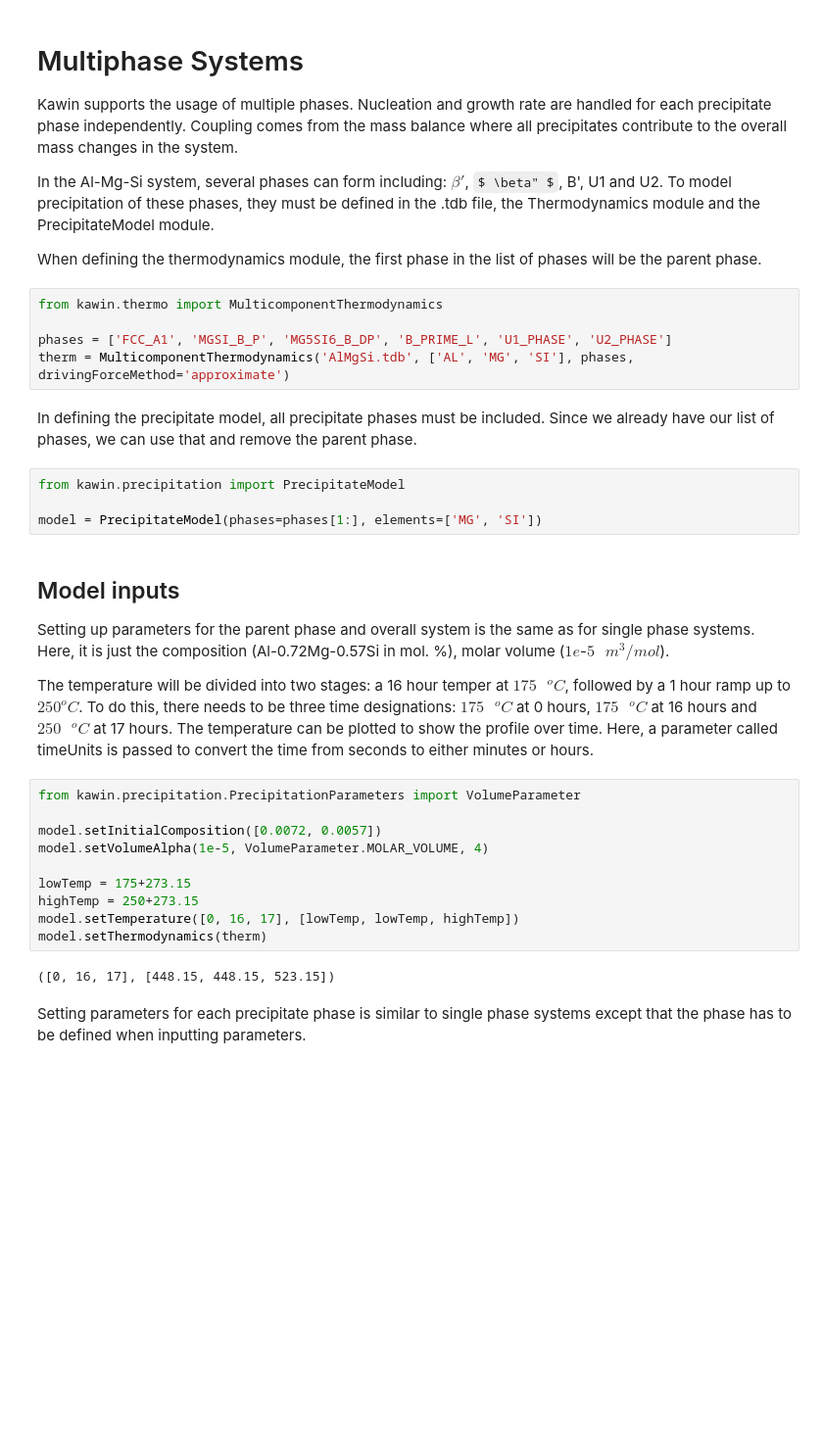
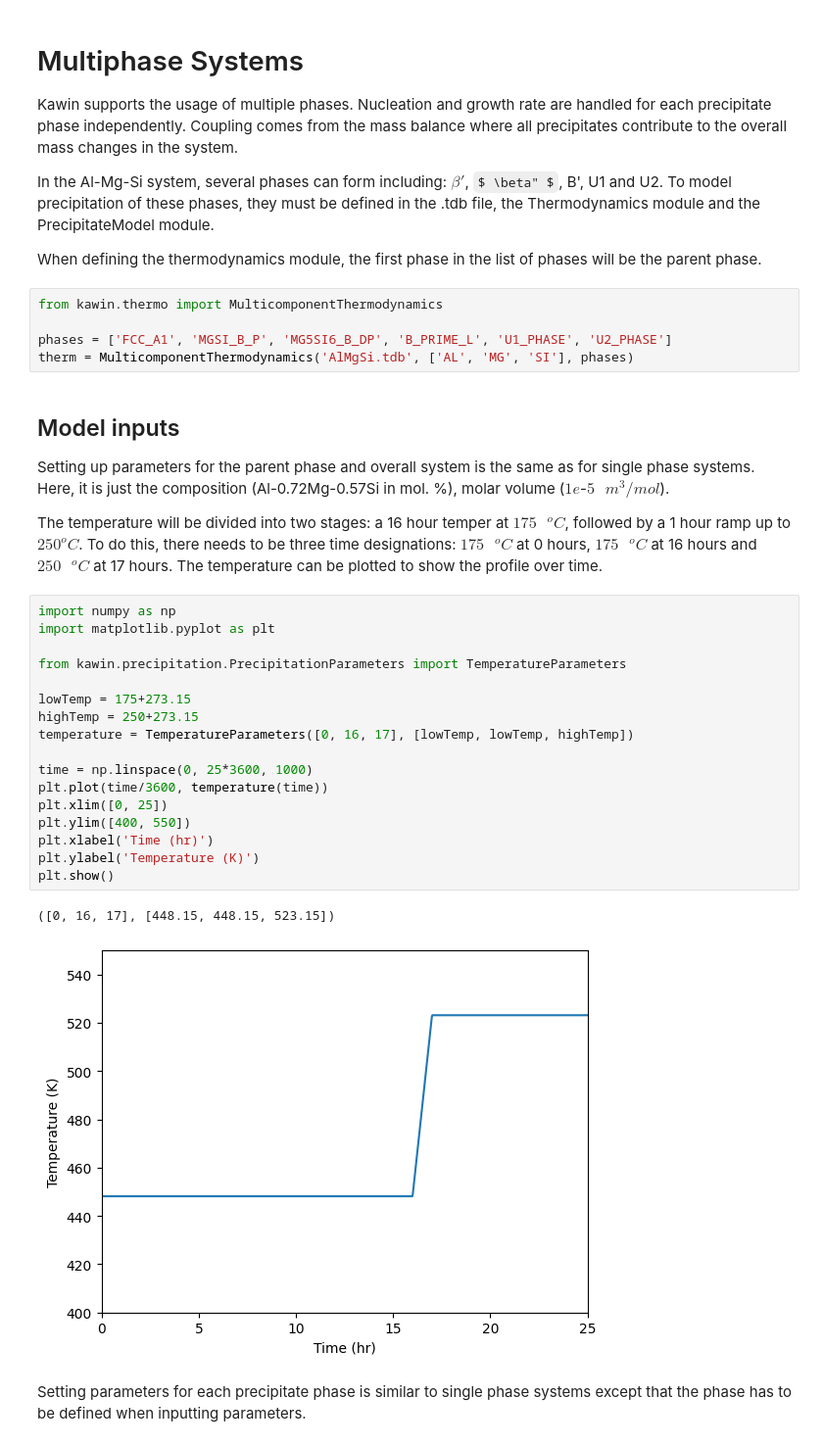
Before and after one commit to materialsgenomefoundation/kawin, a Jupyter notebook: examples/03_Multiphase_Precipitation.ipynb, the cells around one changed output. Shown at 98% size. Saved outputs shown, nothing was run; the diff lists cells and outputs as text; some formulas as TeX source; blank space fills up the shorter version.

```diff
--- a/examples/03_Multiphase_Precipitation.ipynb
+++ b/examples/03_Multiphase_Precipitation.ipynb
@@ -10,30 +10,32 @@ When defining the thermodynamics module, the first phase in the list of phases w
 from kawin.thermo import MulticomponentThermodynamics
 
 phases = ['FCC_A1', 'MGSI_B_P', 'MG5SI6_B_DP', 'B_PRIME_L', 'U1_PHASE', 'U2_PHASE']
-therm = MulticomponentThermodynamics('AlMgSi.tdb', ['AL', 'MG', 'SI'], phases, drivingForceMethod='approximate')
+therm = MulticomponentThermodynamics('AlMgSi.tdb', ['AL', 'MG', 'SI'], phases)
-# %% [markdown]
-In defining the precipitate model, all precipitate phases must be included. Since we already have our list of phases, we can use that and remove the parent phase.
-# %%
-from kawin.precipitation import PrecipitateModel
-
-model = PrecipitateModel(phases=phases[1:], elements=['MG', 'SI'])
 # %% [markdown]
 ## Model inputs
 
 Setting up parameters for the parent phase and overall system is the same as for single phase systems. Here, it is just the composition (Al-0.72Mg-0.57Si in mol. %), molar volume ($1e$-$5\text{ }m^3/mol$).
 
-The temperature will be divided into two stages: a 16 hour temper at $175\text{ }^oC$, followed by a 1 hour ramp up to $250 ^oC$. To do this, there needs to be three time designations: $175\text{ }^oC$ at 0 hours, $175\text{ }^oC$ at 16 hours and $250\text{ }^oC$ at 17 hours. The temperature can be plotted to show the profile over time. Here, a parameter called timeUnits is passed to convert the time from seconds to either minutes or hours.
+The temperature will be divided into two stages: a 16 hour temper at $175\text{ }^oC$, followed by a 1 hour ramp up to $250 ^oC$. To do this, there needs to be three time designations: $175\text{ }^oC$ at 0 hours, $175\text{ }^oC$ at 16 hours and $250\text{ }^oC$ at 17 hours. The temperature can be plotted to show the profile over time.
-# %%
-from kawin.precipitation.PrecipitationParameters import VolumeParameter
-
-model.setInitialComposition([0.0072, 0.0057])
-model.setVolumeAlpha(1e-5, VolumeParameter.MOLAR_VOLUME, 4)
-
-lowTemp = 175+273.15
-highTemp = 250+273.15
-model.setTemperature([0, 16, 17], [lowTemp, lowTemp, highTemp])
-model.setThermodynamics(therm)
-# %% [output]
-([0, 16, 17], [448.15, 448.15, 523.15])
+# %%
+import numpy as np
+import matplotlib.pyplot as plt
+
+from kawin.precipitation.PrecipitationParameters import TemperatureParameters
+
+lowTemp = 175+273.15
+highTemp = 250+273.15
+temperature = TemperatureParameters([0, 16, 17], [lowTemp, lowTemp, highTemp])
+
+time = np.linspace(0, 25*3600, 1000)
+plt.plot(time/3600, temperature(time))
+plt.xlim([0, 25])
+plt.ylim([400, 550])
+plt.xlabel('Time (hr)')
+plt.ylabel('Temperature (K)')
+plt.show()
+# %% [output]
+([0, 16, 17], [448.15, 448.15, 523.15])
+[figure, added]
 # %% [markdown]
 Setting parameters for each precipitate phase is similar to single phase systems except that the phase has to be defined when inputting parameters.
```
Also changed, not shown: parts of 4 cells of this notebook, 27 other files.
